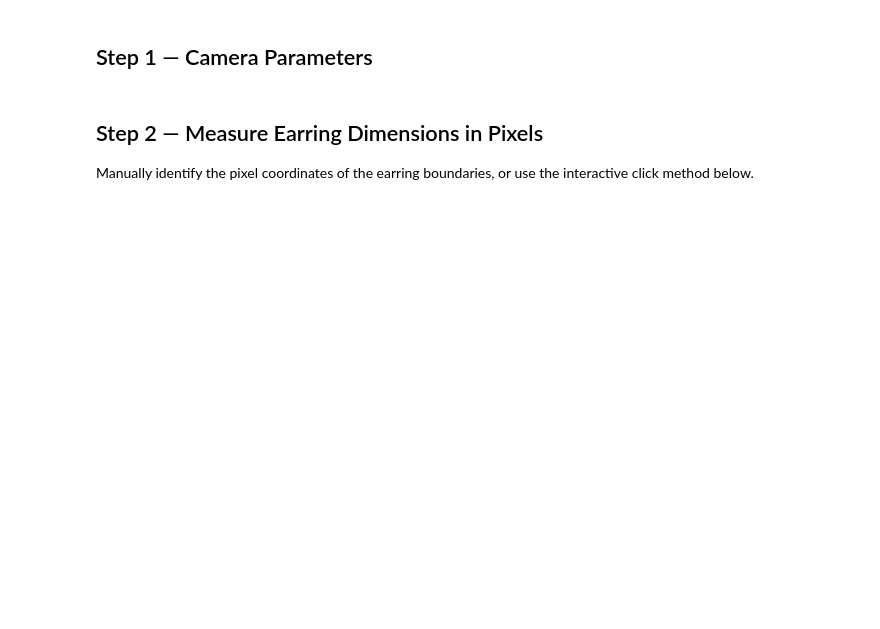
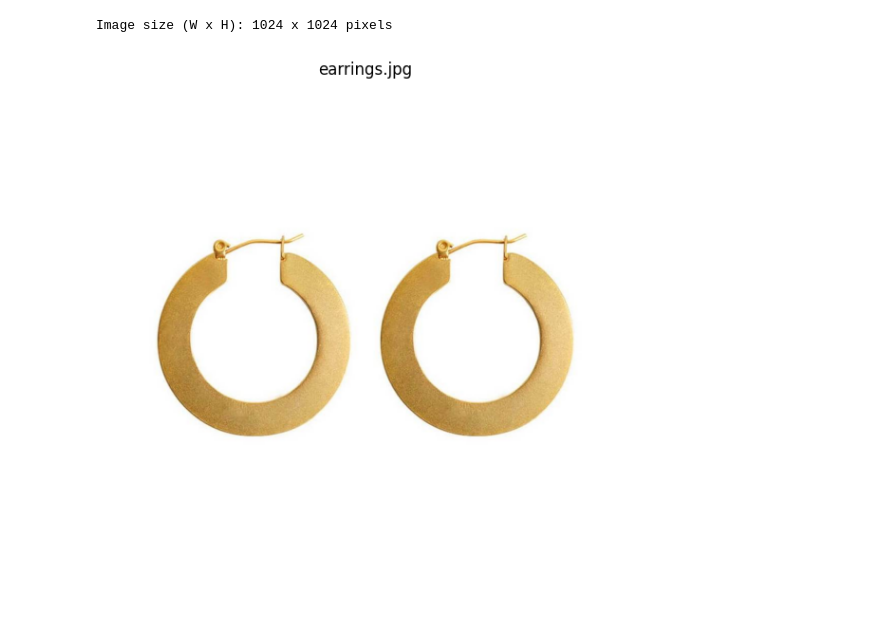
Before and after one commit to Kalana-Demintha-Vidanapathirana/258839R_IT5437_CV_Assignment_2, a Jupyter notebook: src/problem2_camera_geometry.ipynb, the cells around one changed output. Cells and saved outputs as stored; diff of their text form; code cells hidden in the pictures; blank space fills up the shorter version.

```diff
--- a/src/problem2_camera_geometry.ipynb
+++ b/src/problem2_camera_geometry.ipynb
@@ -16,18 +9,13 @@
 # %%
 import cv2 as cv
 import numpy as np
 import matplotlib.pyplot as plt
-import matplotlib.patches as patches
 
-img = cv.imread('../data/earrings.jpg')
+img     = cv.imread('../data/earrings.jpg')
 img_rgb = cv.cvtColor(img, cv.COLOR_BGR2RGB)
-
-print('Image shape:', img.shape)
-
-plt.figure(figsize=(10, 8))
-plt.imshow(img_rgb)
-plt.axis('off')
-plt.title('Earrings image')
-plt.show()
+print('Image size (W x H):', img.shape[1], 'x', img.shape[0], 'pixels')
+plt.figure(figsize=(8,6)); plt.imshow(img_rgb); plt.axis('off')
+plt.title('earrings.jpg'); plt.tight_layout(); plt.show()
+# %% [output]
+Image size (W x H): 1024 x 1024 pixels
+[figure, added]
-# %% [markdown]
-## Step 1 — Camera Parameters
@@ -50,4 +21,0 @@ print(f'Scale: {mm_per_pixel:.4f} mm/pixel  ({mm_per_pixel*1000:.4f} μm/pixel)'
-# %% [markdown]
-## Step 2 — Measure Earring Dimensions in Pixels
-
-Manually identify the pixel coordinates of the earring boundaries, or use the interactive click method below.
```
Also changed, not shown: parts of 14 cells of this notebook, 20 other files.
